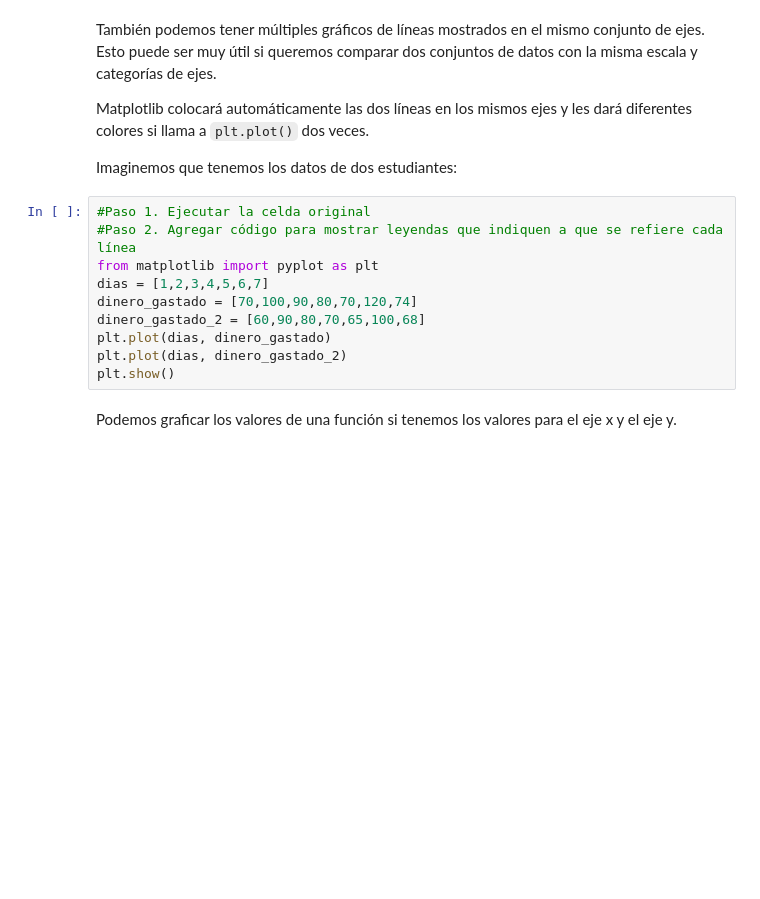
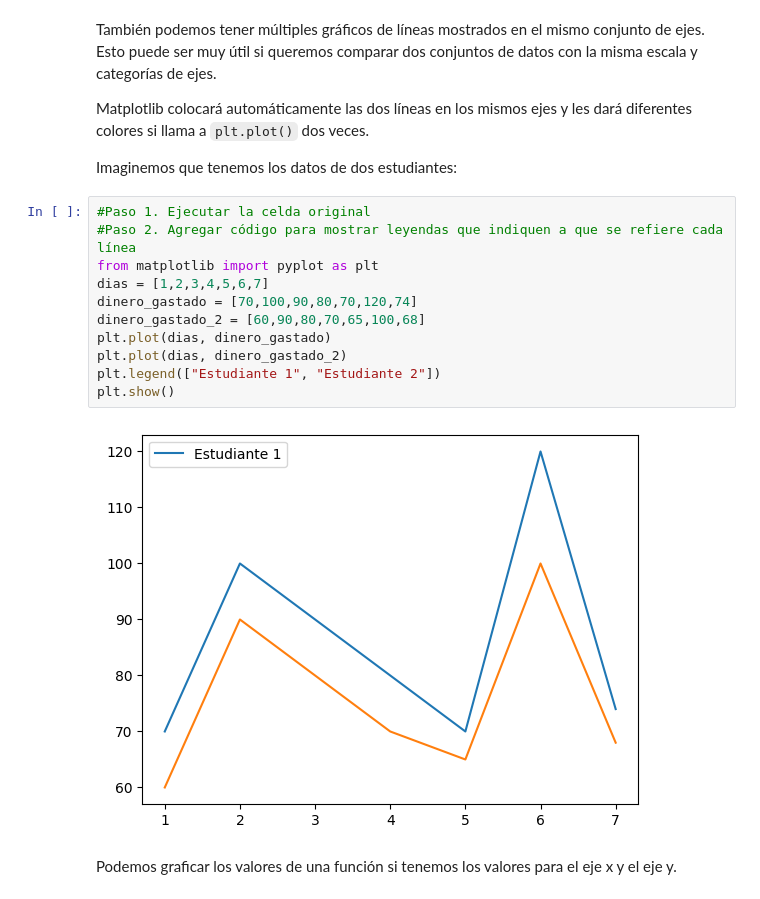
Before and after one commit to vbatiz/intro-python, a Jupyter notebook: notebooks/IntroPython_05.ipynb, the cells around one changed output. Drawn from its saved outputs; the diff is of its cells as text; blank space fills up the shorter version.

```diff
--- a/notebooks/IntroPython_05.ipynb
+++ b/notebooks/IntroPython_05.ipynb
@@ -31,13 +34,16 @@ Imaginemos que tenemos los datos de dos estudiantes:
 # %%
 #Paso 1. Ejecutar la celda original
 #Paso 2. Agregar código para mostrar leyendas que indiquen a que se refiere cada línea
 from matplotlib import pyplot as plt
 dias = [1,2,3,4,5,6,7]
 dinero_gastado = [70,100,90,80,70,120,74]
 dinero_gastado_2 = [60,90,80,70,65,100,68]
 plt.plot(dias, dinero_gastado)
 plt.plot(dias, dinero_gastado_2)
+plt.legend(["Estudiante 1", "Estudiante 2"])
 plt.show()
+# %% [output]
+[figure, added]
 # %% [markdown]
 Podemos graficar los valores de una función si tenemos los valores para el eje x y el eje y.
 # %%
```
Also changed, not shown: parts of 20 cells of this notebook.
